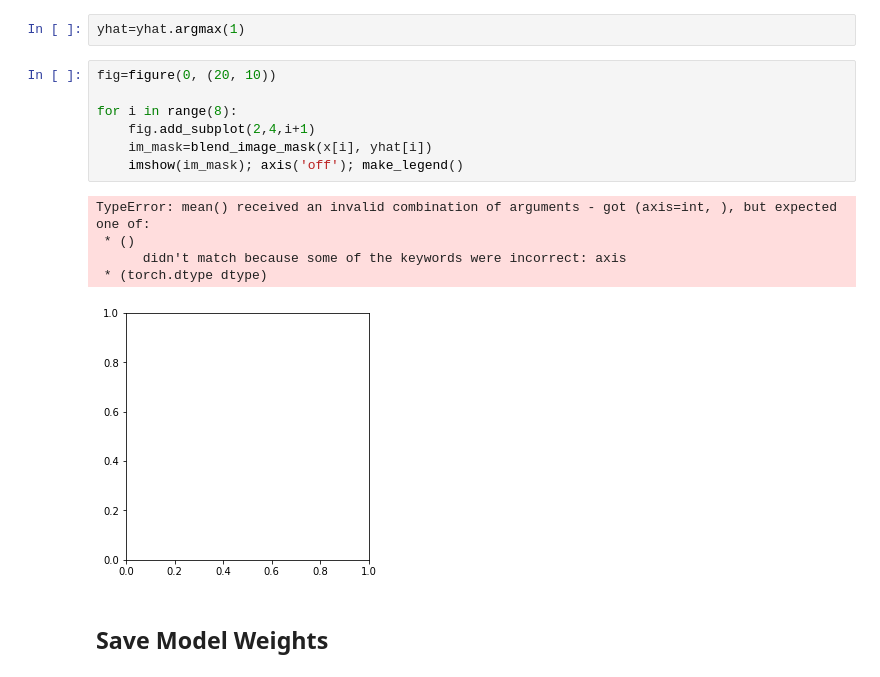
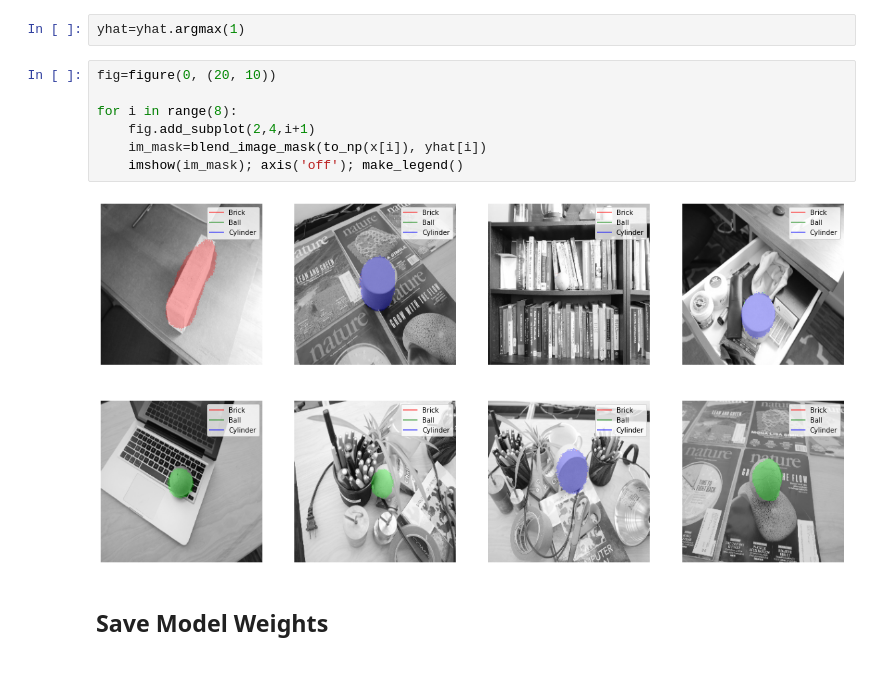
Before and after one commit to stephencwelch/dsgo-dl-workshop-summer-2020, a Jupyter notebook: 03-semantic-segmentation.ipynb, the cells around one changed output. Cells and saved outputs as stored; diff of their text form.

```diff
--- a/03-semantic-segmentation.ipynb
+++ b/03-semantic-segmentation.ipynb
@@ -224,16 +224,12 @@ yhat=yhat.argmax(1)
 # %%
 fig=figure(0, (20, 10))
 
 for i in range(8):
     fig.add_subplot(2,4,i+1)
-    im_mask=blend_image_mask(x[i], yhat[i])
+    im_mask=blend_image_mask(to_np(x[i]), yhat[i])
     imshow(im_mask); axis('off'); make_legend()
 # %% [output]
-TypeError: mean() received an invalid combination of arguments - got (axis=int, ), but expected one of:
- * ()
-      didn't match because some of the keywords were incorrect: axis
- * (torch.dtype dtype)
-[figure, old version]
+[figure, new version]
 # %% [markdown]
 ## Save Model Weights
 # %%
```
Also changed, not shown: 2 other files.
